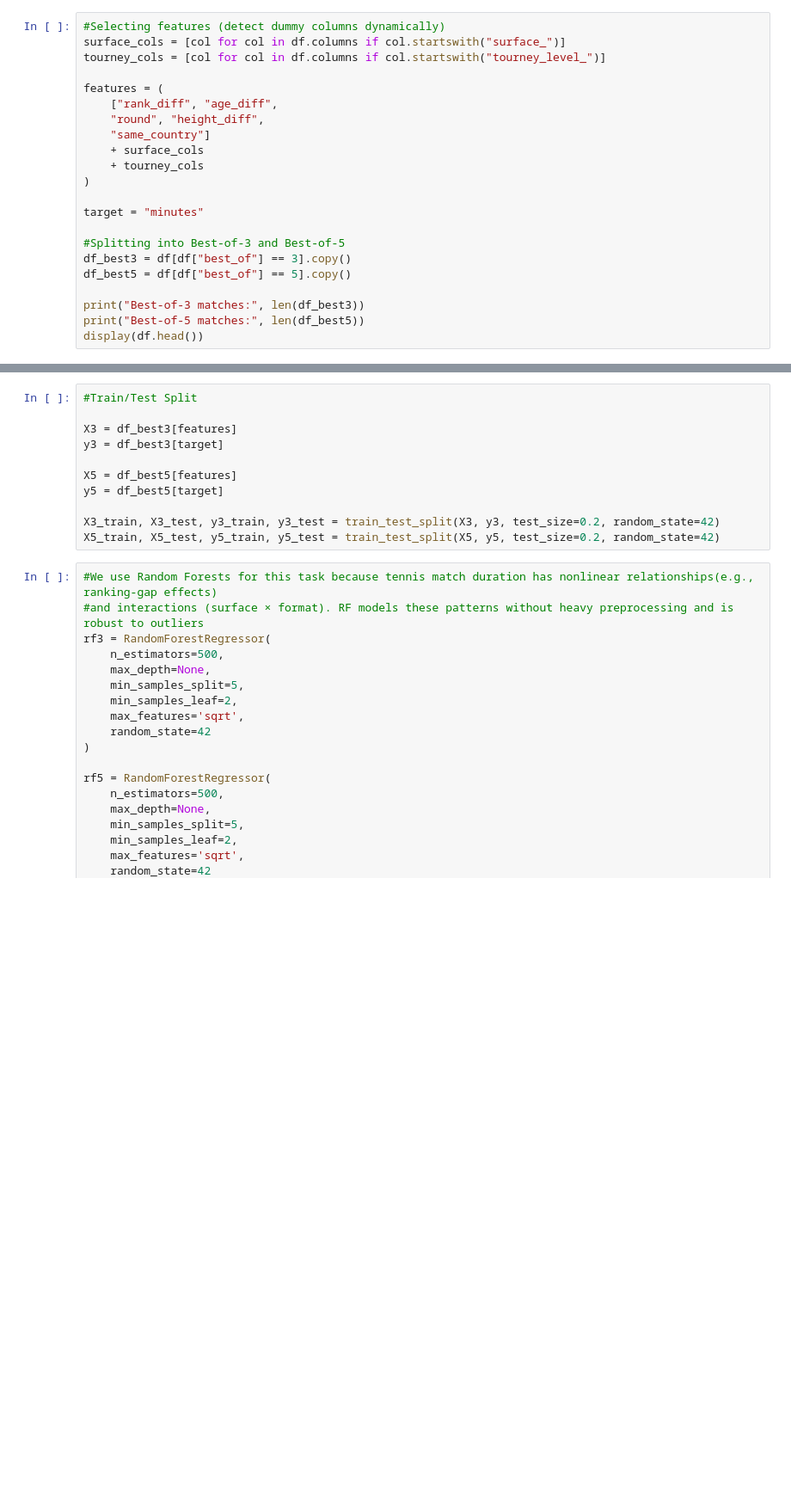
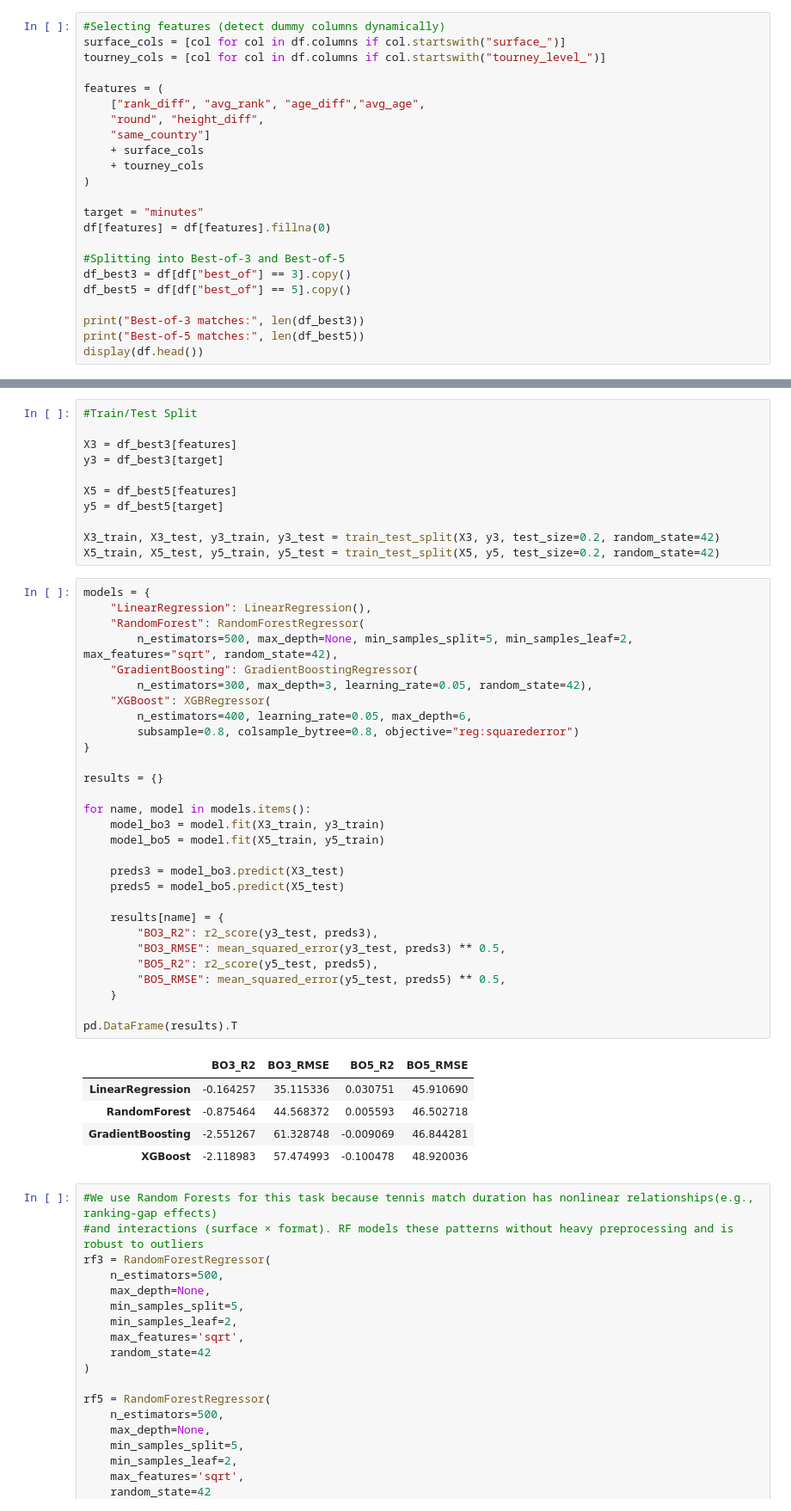
Before and after one commit to valipieri/DSF-projekt-, a Jupyter notebook: DSF/Untitled-1.ipynb, the cells around one changed output, grey strips where cells are left out. Shown: that part at 86% size. Saved outputs shown, nothing was run; the diff lists cells and outputs as text; blank space fills up the shorter version.

```diff
--- a/DSF/Untitled-1.ipynb
+++ b/DSF/Untitled-1.ipynb
@@ -108,7 +111,7 @@ surface_cols = [col for col in df.columns if col.startswith("surface_")]
 tourney_cols = [col for col in df.columns if col.startswith("tourney_level_")]
 
 features = (
-    ["rank_diff", "age_diff",
+    ["rank_diff", "avg_rank", "age_diff","avg_age",
     "round", "height_diff",
     "same_country"]
     + surface_cols
@@ -116,6 +119,7 @@ features = (
 )
 
 target = "minutes"
+df[features] = df[features].fillna(0)
 
 #Splitting into Best-of-3 and Best-of-5
 df_best3 = df[df["best_of"] == 3].copy()
@@ -145,6 +149,41 @@ y5 = df_best5[target]
 
 X3_train, X3_test, y3_train, y3_test = train_test_split(X3, y3, test_size=0.2, random_state=42)
 X5_train, X5_test, y5_train, y5_test = train_test_split(X5, y5, test_size=0.2, random_state=42)
+# %%
+models = {
+    "LinearRegression": LinearRegression(),
+    "RandomForest": RandomForestRegressor(
+        n_estimators=500, max_depth=None, min_samples_split=5, min_samples_leaf=2, max_features="sqrt", random_state=42),
+    "GradientBoosting": GradientBoostingRegressor(
+        n_estimators=300, max_depth=3, learning_rate=0.05, random_state=42),
+    "XGBoost": XGBRegressor(
+        n_estimators=400, learning_rate=0.05, max_depth=6,
+        subsample=0.8, colsample_bytree=0.8, objective="reg:squarederror")
+}
+
+results = {}
+
+for name, model in models.items():
+    model_bo3 = model.fit(X3_train, y3_train)
+    model_bo5 = model.fit(X5_train, y5_train)
+
+    preds3 = model_bo3.predict(X3_test)
+    preds5 = model_bo5.predict(X5_test)
+
+    results[name] = {
+        "BO3_R2": r2_score(y3_test, preds3),
+        "BO3_RMSE": mean_squared_error(y3_test, preds3) ** 0.5,
+        "BO5_R2": r2_score(y5_test, preds5),
+        "BO5_RMSE": mean_squared_error(y5_test, preds5) ** 0.5,
+    }
+
+pd.DataFrame(results).T
+# %% [output]
+|  | BO3_R2 | BO3_RMSE | BO5_R2 | BO5_RMSE |
+| LinearRegression | -0.164257 | 35.115336 | 0.030751 | 45.910690 |
+| RandomForest | -0.875464 | 44.568372 | 0.005593 | 46.502718 |
+| GradientBoosting | -2.551267 | 61.328748 | -0.009069 | 46.844281 |
+| XGBoost | -2.118983 | 57.474993 | -0.100478 | 48.920036 |
 # %%
 #We use Random Forests for this task because tennis match duration has nonlinear relationships(e.g., ranking-gap effects)
 #and interactions (surface × format). RF models these patterns without heavy preprocessing and is robust to outliers
```
Also changed, not shown: parts of 4 cells of this notebook.
